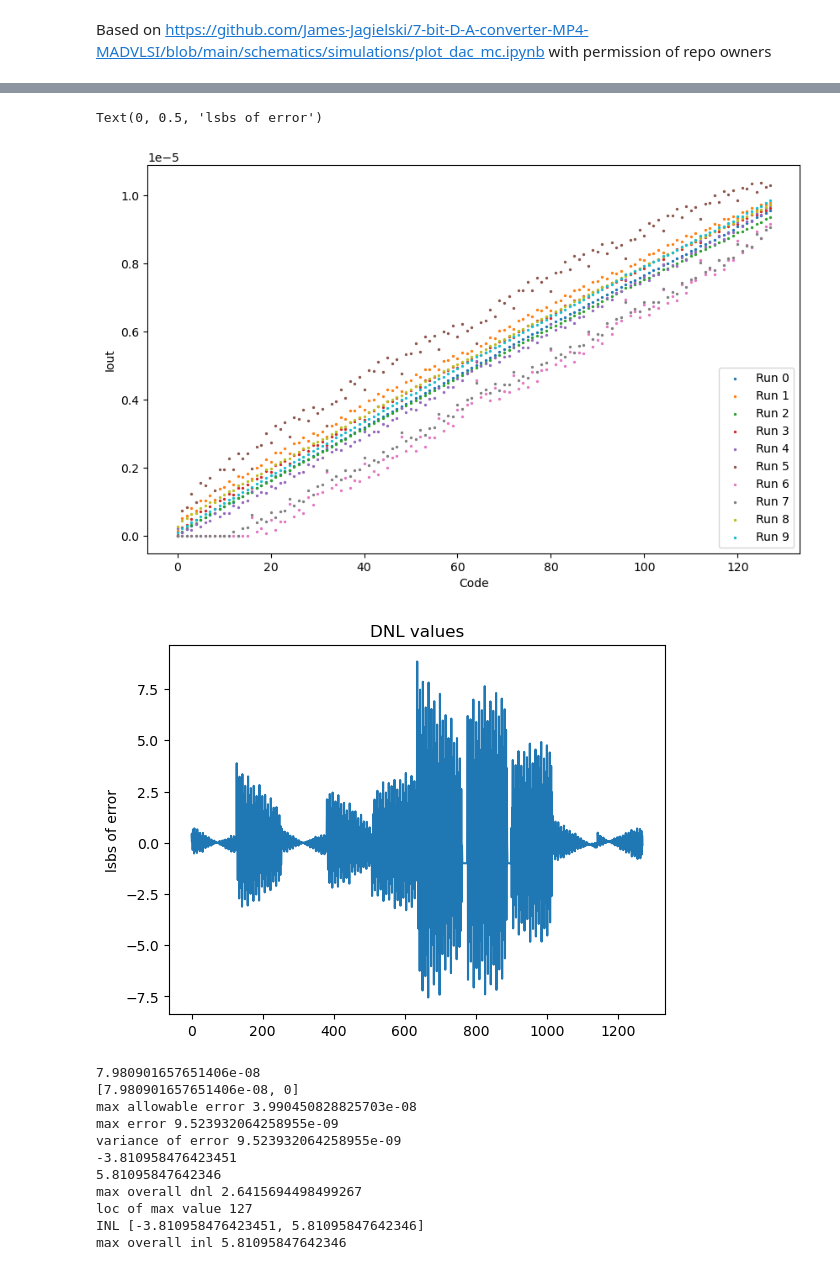
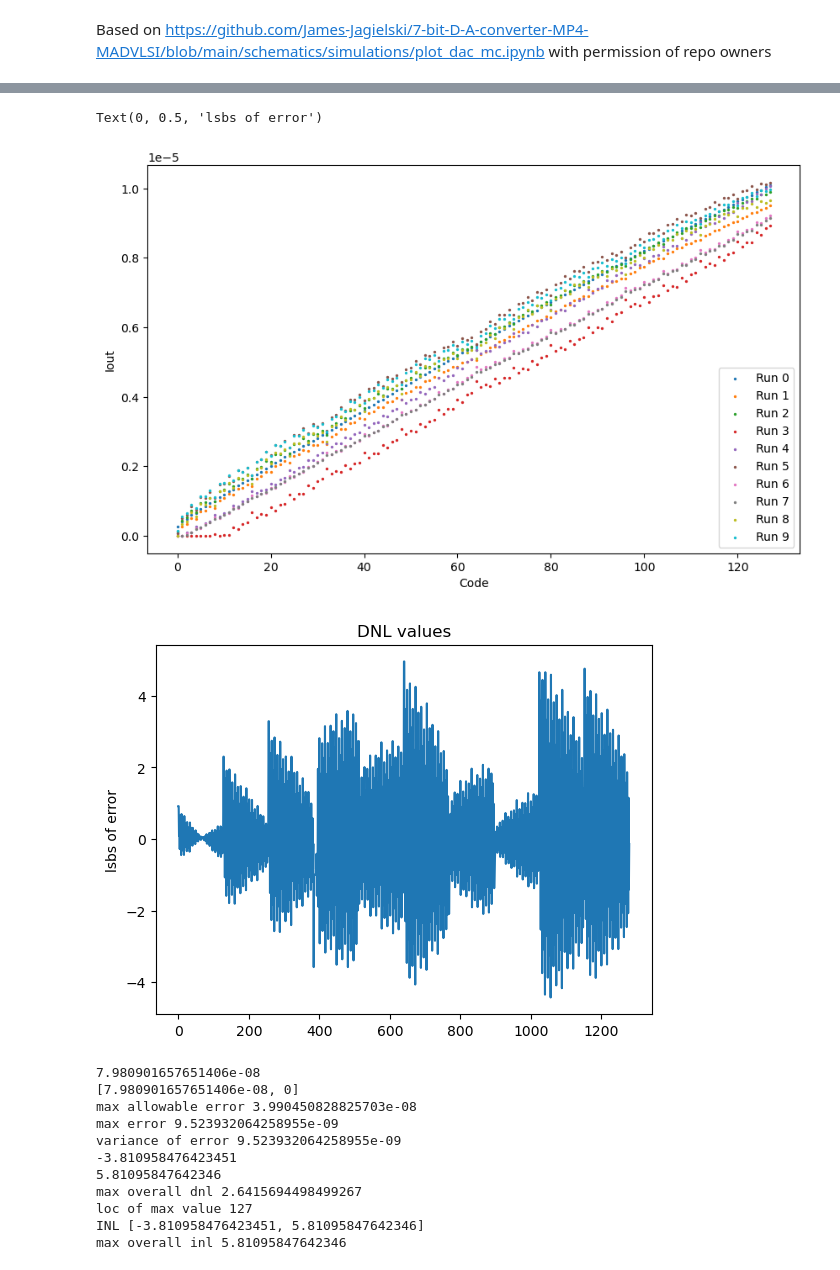
Before and after one commit to grantminer/R2R-DAC, a Jupyter notebook: simulation/dnl_inl.ipynb, the cells around one changed output, grey strips where cells are left out. Saved outputs shown, nothing was run; the diff lists cells and outputs as text; code cells hidden in the pictures.

Commit message:
Generate final graphs

```diff
--- a/simulation/dnl_inl.ipynb
+++ b/simulation/dnl_inl.ipynb
@@ -9,7 +9,7 @@ from si_prefix import si_format
 # %%
 n_bits = 7
 nano = 1e-9
-results_dir = "./mc"
+results_dir = "./nmc"
 # %%
 mc_simulations = []
 endpoint_diff = []
@@ -27,6 +27,7 @@ for filename in os.listdir(results_dir):
     # print(df.head(10))
     mc_simulations.append(df)
     endpoint_diff.append(df["Iout"][2**n_bits - 1] - df["Iout"][0])
+    print("mean endpoint diff:", np.mean(endpoint_diff))
 
 ideal_step_size = np.mean(endpoint_diff) / (2 ** n_bits)
 print(ideal_step_size)
@@ -56,14 +57,15 @@ for df_simulation in mc_simulations:
                          list(sorted["Iout"])[1:],list(sorted["Iout"])[:-1]
                     ),ideal_step_size),1)
     current_inl = np.sum(current)
-    print(current_inl)
+    # print(current_inl)
     cc = list(current) #list(np.vstack((current,dnl)).T)
     #print(len(cc))
     dnl_multi.append(cc)
     inl.append(current_inl)
+    dnl.append(max(current, key=abs))
     for line in cc:
         dnl.append(line)#dnl.append(float(max(line,key=abs)))
-    #print(dnl)
+    print(cc)
 
 # plt.plot(range(128),p(range(128)),"k--", label = "trendline", linewidth = .5)
 
@@ -74,6 +76,7 @@ plt.legend(loc = "lower right")
 
 plt.figure()
 plt.plot(range(len(dnl)), dnl)
+print("dnl length:",len(dnl))
 plt.title("DNL values")
 print("max overall dnl",max(dnl,key=abs))
 print("loc of max value",dnl.index(max(dnl,key=abs)))
@@ -103,6 +104,6 @@ max overall inl 11.136501706022791
 Text(0, 0.5, 'lsbs of error')
-[figure, old version]
+[figure, new version]
-[figure, old version]
+[figure, new version]
 # %%
 results_dir = "./Vin"
 mc_simulations = []
```
Also changed, not shown: parts of 1 cell of this notebook, 11 other files.
